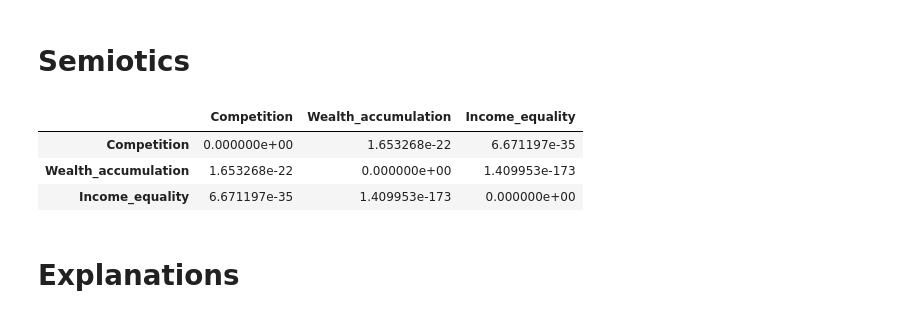
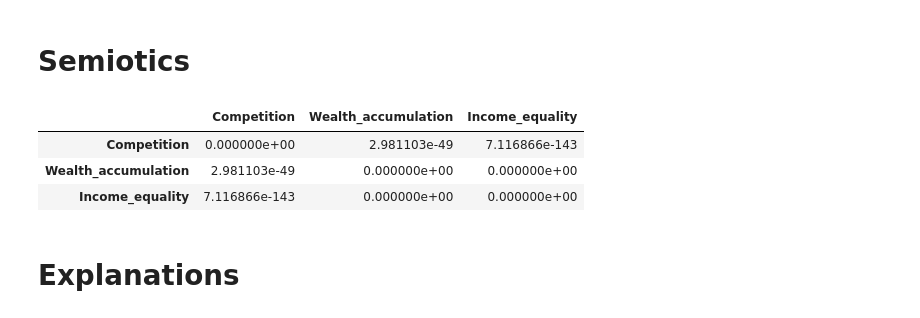
Before and after one commit to EggmanWalrus/40400-Assignment-2, a Jupyter notebook: Assignment2.ipynb, the cells around one changed output. Drawn from its saved outputs; the diff is of its cells as text; code cells hidden in the pictures.

```diff
--- a/Assignment2.ipynb
+++ b/Assignment2.ipynb
@@ -123,19 +129,19 @@ fig.show('svg')
 # %%
 df_corr = pd.DataFrame() # Correlation matrix
 df_p = pd.DataFrame()
 
 for x in subset_columns:
     for y in subset_columns:
-        corr = stats.pearsonr(WVS_dataset[x], WVS_dataset[y])
+        corr = stats.pearsonr(WVS[x], WVS[y])
         df_corr.loc[x, y] = corr[0]
         df_p.loc[x, y] = corr[1]
 
 df_p
 # %% [output]
 |  | Competition | Wealth_accumulation | Income_equality |
-| Competition | 0.000000e+00 | 1.653268e-22 | 6.671197e-35 |
-| Wealth_accumulation | 1.653268e-22 | 0.000000e+00 | 1.409953e-173 |
-| Income_equality | 6.671197e-35 | 1.409953e-173 | 0.000000e+00 |
+| Competition | 0.000000e+00 | 2.981103e-49 | 7.116866e-143 |
+| Wealth_accumulation | 2.981103e-49 | 0.000000e+00 | 0.000000e+00 |
+| Income_equality | 7.116866e-143 | 0.000000e+00 | 0.000000e+00 |
 # %% [markdown]
 # Explanations
 # %% [markdown]
```
Also changed, not shown: parts of 10 cells of this notebook, 2 other files.
